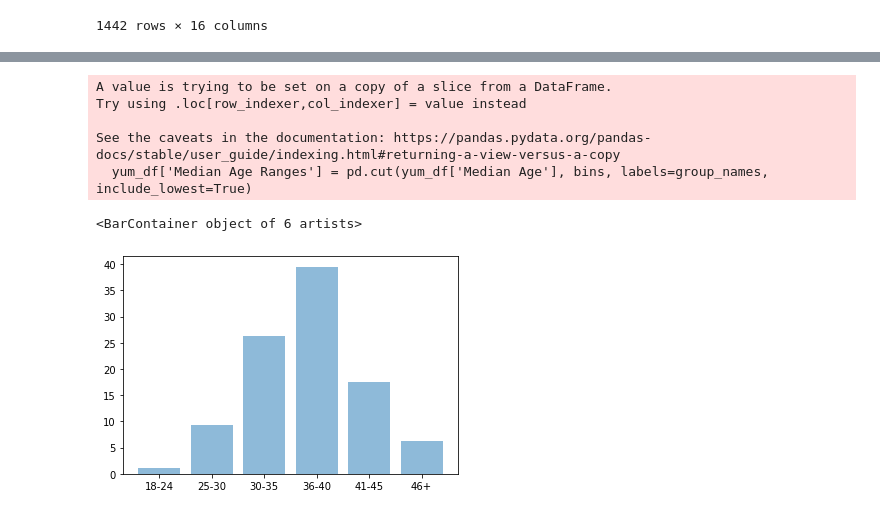
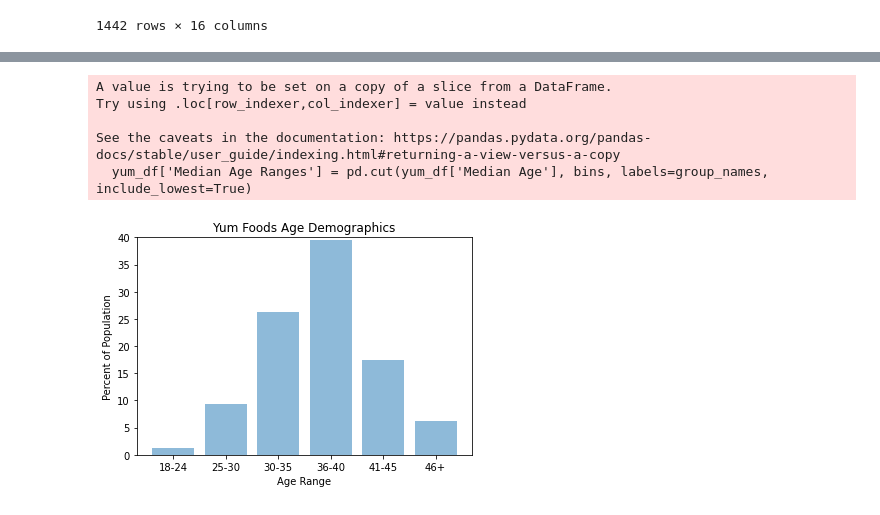
Before and after one commit to JeniLam/Project1_Group2, a Jupyter notebook: age_demographics.ipynb, the cells around one changed output, grey strips where cells are left out. Cells and saved outputs as stored; diff of their text form; code cells hidden in the pictures.

```diff
--- a/age_demographics.ipynb
+++ b/age_demographics.ipynb
@@ -129,23 +141,27 @@ See the caveats in the documentation: https://pandas.pydata.org/pandas-docs/stab
 # %%
 # Create YUM age groupings
 
 yum_df['Median Age Ranges'] = pd.cut(yum_df['Median Age'], bins, labels=group_names, include_lowest=True)
 
 yum_age_group = yum_df.groupby('Median Age Ranges')
 
 yum_age_count = yum_age_group.count()
 
 yum_percent = (yum_age_count['Name']/yum_age_count['Name'].sum())*100
 
 yum_age_df = pd.DataFrame({"Total Count": yum_age_count["Name"],
                        "Yum Percent": yum_percent})
 
 plt.bar(group_names, yum_age_df["Yum Percent"], alpha=0.5, align='center')
+plt.ylim(0, 40)
+plt.title("Yum Foods Age Demographics")
+plt.xlabel("Age Range")
+plt.ylabel("Percent of Population")
+plt.show()
 # %% [output]
 A value is trying to be set on a copy of a slice from a DataFrame.
 Try using .loc[row_indexer,col_indexer] = value instead
 
 See the caveats in the documentation: https://pandas.pydata.org/pandas-docs/stable/user_guide/indexing.html#returning-a-view-versus-a-copy
   yum_df['Median Age Ranges'] = pd.cut(yum_df['Median Age'], bins, labels=group_names, include_lowest=True)
-<BarContainer object of 6 artists>
-[figure, old version]
+[figure, new version]
```
Also changed, not shown: parts of 3 cells of this notebook.
